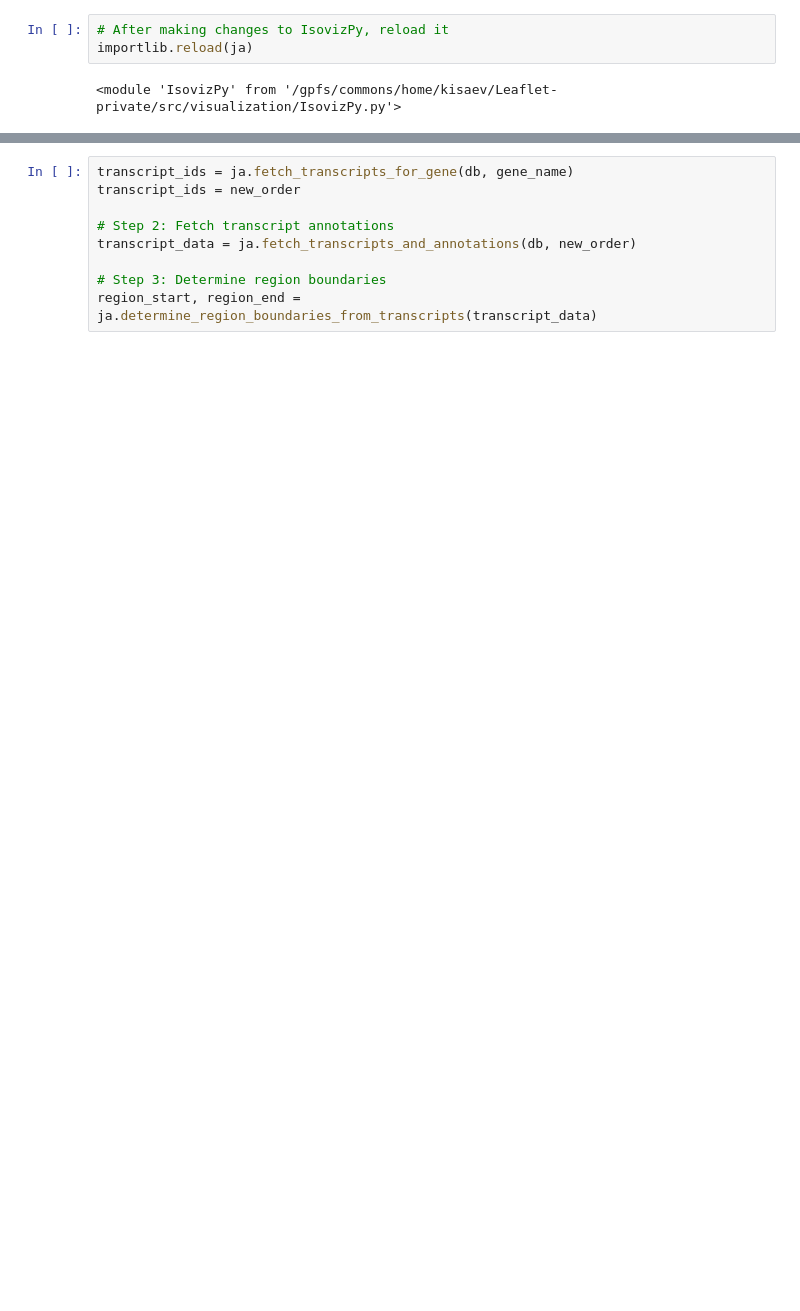
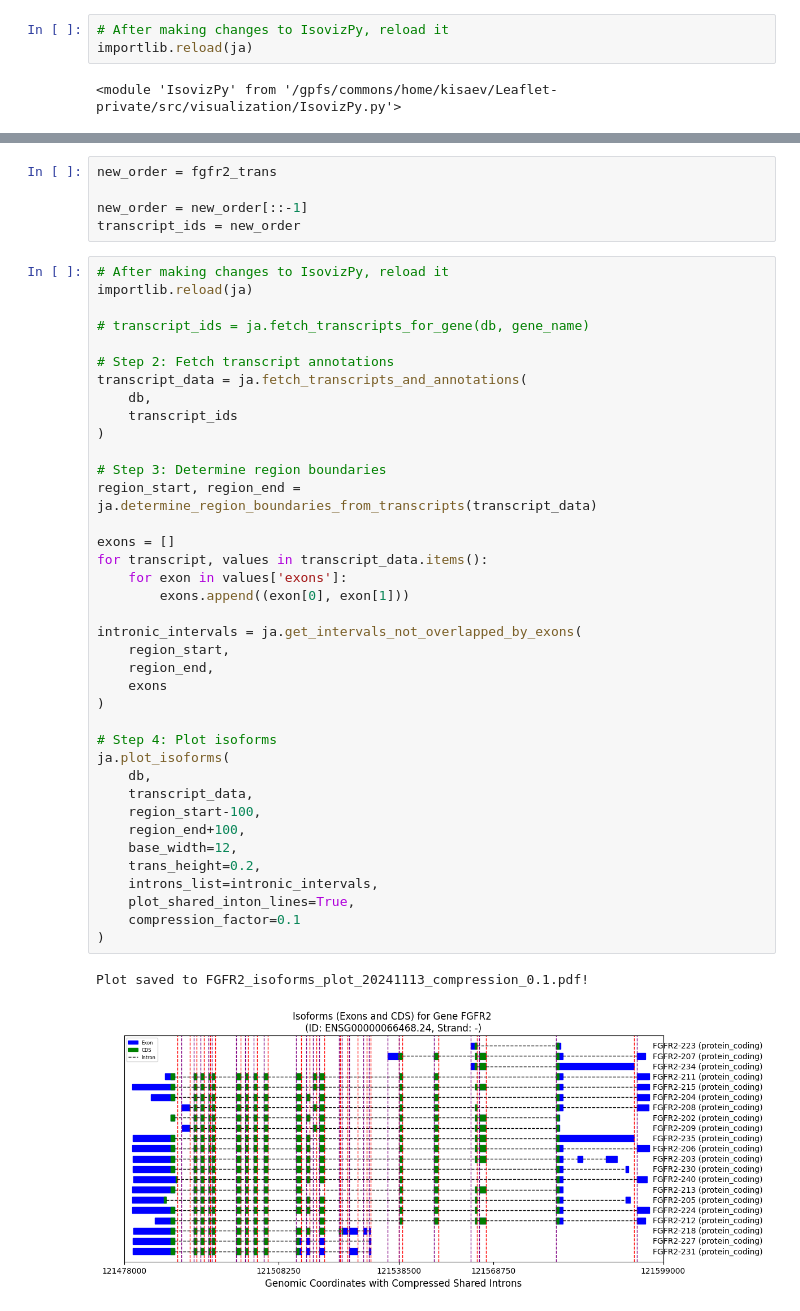
Before and after one commit to daklab/LeafletFA, a Jupyter notebook: src/visualization/IsovizPy_tutorial_human_isoforms_only.ipynb, the cells around one changed output, grey strips where cells are left out. Drawn from its saved outputs; the diff is of its cells as text; blank space fills up the shorter version.

```diff
--- a/src/visualization/IsovizPy_tutorial_human_isoforms_only.ipynb
+++ b/src/visualization/IsovizPy_tutorial_human_isoforms_only.ipynb
@@ -56,11 +74,48 @@ new_order = new_order[::-1]
-# %%
-transcript_ids = ja.fetch_transcripts_for_gene(db, gene_name)
-transcript_ids = new_order
-
-# Step 2: Fetch transcript annotations
-transcript_data = ja.fetch_transcripts_and_annotations(db, new_order)
-
-# Step 3: Determine region boundaries
-region_start, region_end = ja.determine_region_boundaries_from_transcripts(transcript_data)
+# %%
+new_order = fgfr2_trans
+
+new_order = new_order[::-1]
+transcript_ids = new_order
+# %%
+# After making changes to IsovizPy, reload it
+importlib.reload(ja)
+
+# transcript_ids = ja.fetch_transcripts_for_gene(db, gene_name)
+
+# Step 2: Fetch transcript annotations
+transcript_data = ja.fetch_transcripts_and_annotations(
+    db,
+    transcript_ids
+)
+
+# Step 3: Determine region boundaries
+region_start, region_end = ja.determine_region_boundaries_from_transcripts(transcript_data)
+
+exons = []
+for transcript, values in transcript_data.items():
+    for exon in values['exons']:
+        exons.append((exon[0], exon[1]))
+
+intronic_intervals = ja.get_intervals_not_overlapped_by_exons(
+    region_start,
+    region_end,
+    exons
+)
+
+# Step 4: Plot isoforms
+ja.plot_isoforms(
+    db,
+    transcript_data,
+    region_start-100,
+    region_end+100,
+    base_width=12,
+    trans_height=0.2,
+    introns_list=intronic_intervals,
+    plot_shared_inton_lines=True,
+    compression_factor=0.1
+)
+# %% [output]
+Plot saved to FGFR2_isoforms_plot_20241113_compression_0.1.pdf!
+[figure, added]
 # %%
 # Step 4: Plot isoforms
```
Also changed, not shown: parts of 6 cells of this notebook, 16 other files.
